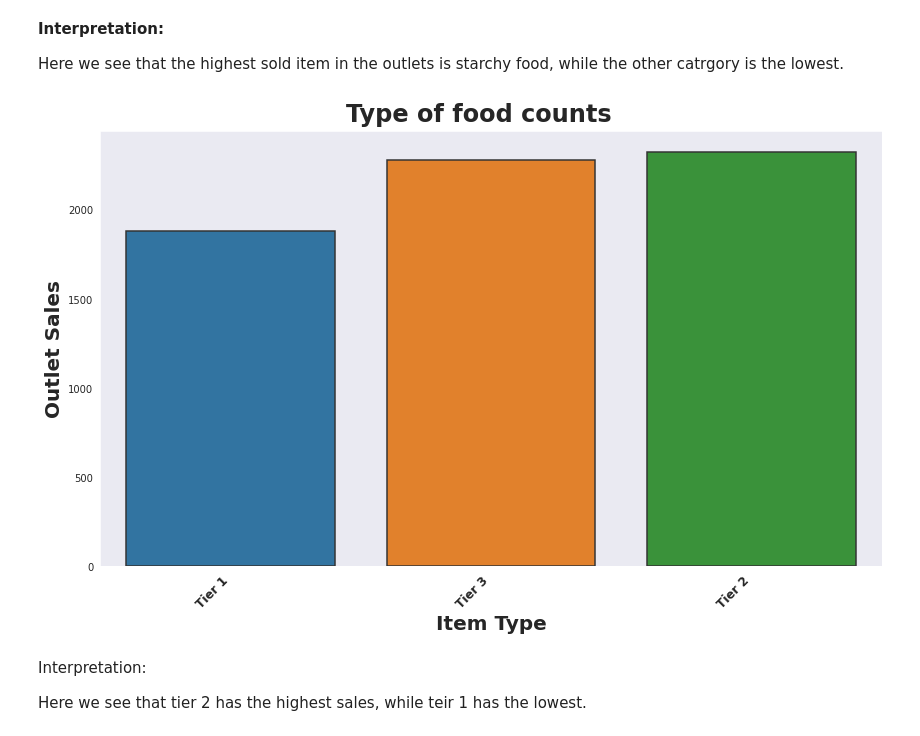
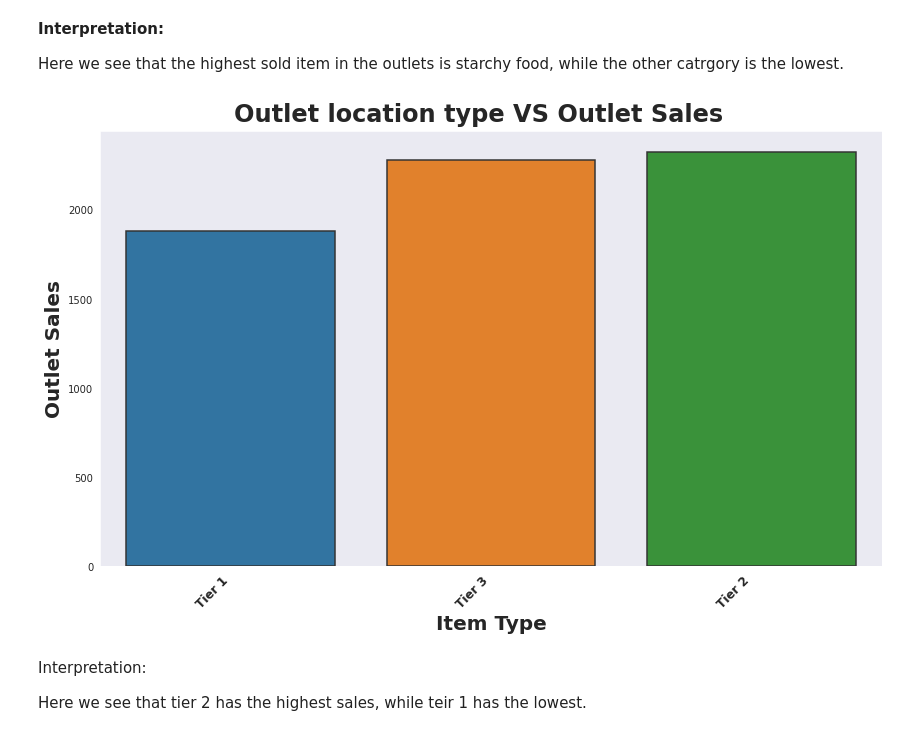
Before and after one commit to JoeBwonKenobi/My-Coding-Projects-Coding-Dojo-, a Jupyter notebook: Joe_Lardie__Core_Project_Final.ipynb, the cells around one changed output. Saved outputs shown, nothing was run; the diff lists cells and outputs as text; code cells hidden in the pictures.

```diff
--- a/Joe_Lardie__Core_Project_Final.ipynb
+++ b/Joe_Lardie__Core_Project_Final.ipynb
@@ -441,15 +441,15 @@ Here we see that the highest sold item in the outlets is starchy food, while the
 # %%
 #Outlet Location Type vs. Item Outlet Sales
 fig, ax = plt.subplots(nrows = 1, figsize = (14, 8));
 sns.barplot(x ='Outlet_Location_Type', y = 'Item_Outlet_Sales', ci=None, data= sales_df, edgecolor='0.2', linewidth = 1.5)
 plt.xticks(rotation=45, fontsize = 12, fontweight = 'bold', ha = 'right');
-fig.suptitle ('Type of food counts', fontsize = 24, fontweight = 'bold', y= '.93');
+fig.suptitle ('Outlet location type VS Outlet Sales', fontsize = 24, fontweight = 'bold', y= '.93');
 ax.set_ylabel('Outlet Sales', fontsize = 20, fontweight = 'bold')
 ax.set_xlabel('Item Type', fontsize= 20, fontweight= 'bold')
 plt.show()
 fig.tight_layout()
 # %% [output]
-[figure, old version]
+[figure, new version]
 # %% [markdown]
 Interpretation:
 
```
Also changed, not shown: parts of 20 cells of this notebook.
